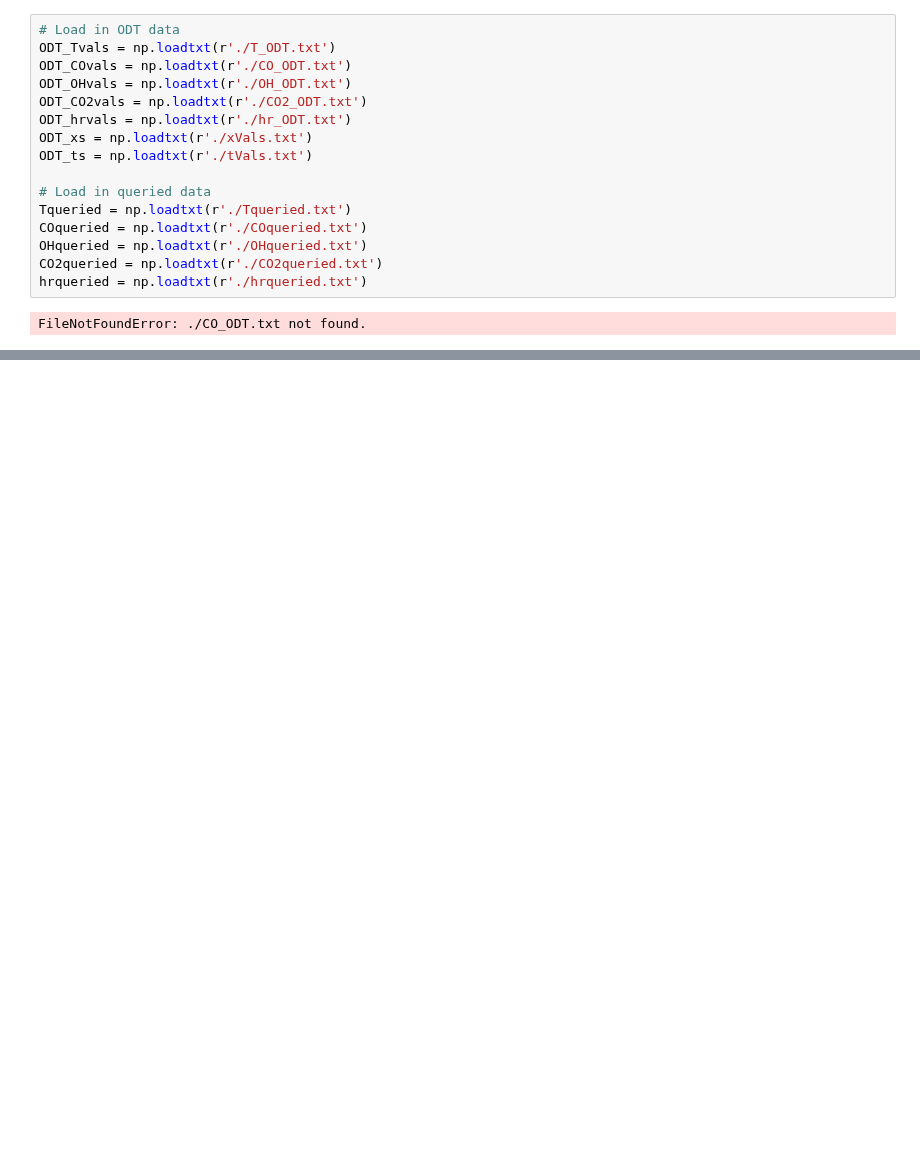
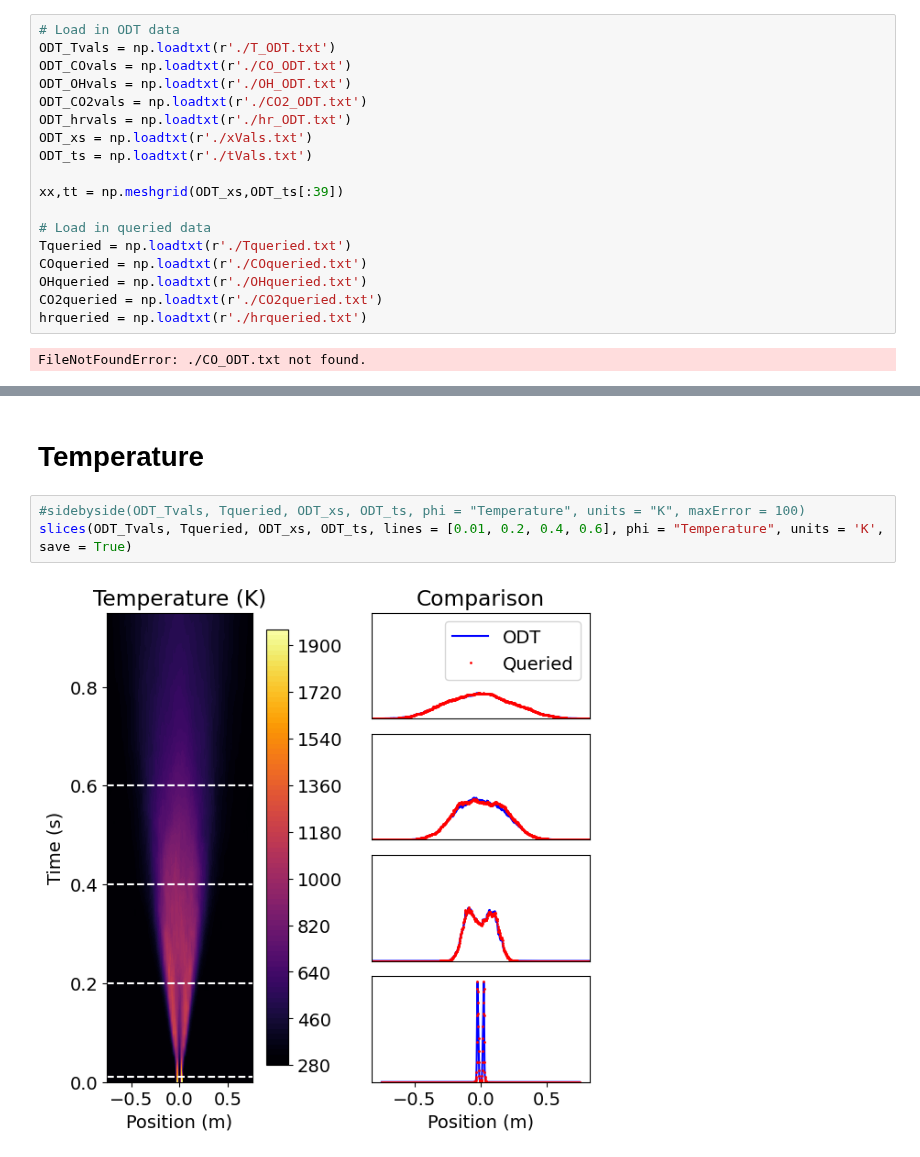
Before and after one commit to jwp91/TableMaker, a Jupyter notebook: figures/ODT_aPriori/Publication/tjet_Le1B/plotting.ipynb, the cells around one changed output, grey strips where cells are left out. Saved outputs shown, nothing was run; the diff lists cells and outputs as text; blank space fills up the shorter version.

```diff
--- a/figures/ODT_aPriori/Publication/tjet_Le1B/plotting.ipynb
+++ b/figures/ODT_aPriori/Publication/tjet_Le1B/plotting.ipynb
@@ -19,6 +18,8 @@ ODT_hrvals = np.loadtxt(r'./hr_ODT.txt')
 ODT_xs = np.loadtxt(r'./xVals.txt')
 ODT_ts = np.loadtxt(r'./tVals.txt')
 
+xx,tt = np.meshgrid(ODT_xs,ODT_ts[:39])
+
 # Load in queried data
 Tqueried = np.loadtxt(r'./Tqueried.txt')
 COqueried = np.loadtxt(r'./COqueried.txt')
@@ -76,0 +132,7 @@ NameError: name 'ODT_xs' is not defined
+# %% [markdown]
+# Temperature
+# %%
+#sidebyside(ODT_Tvals, Tqueried, ODT_xs, ODT_ts, phi = "Temperature", units = "K", maxError = 100)
+slices(ODT_Tvals, Tqueried, ODT_xs, ODT_ts, lines = [0.01, 0.2, 0.4, 0.6], phi = "Temperature", units = 'K', save = True)
+# %% [output]
+[figure, added]
```
Also changed, not shown: parts of 11 cells of this notebook, 39 other files.
